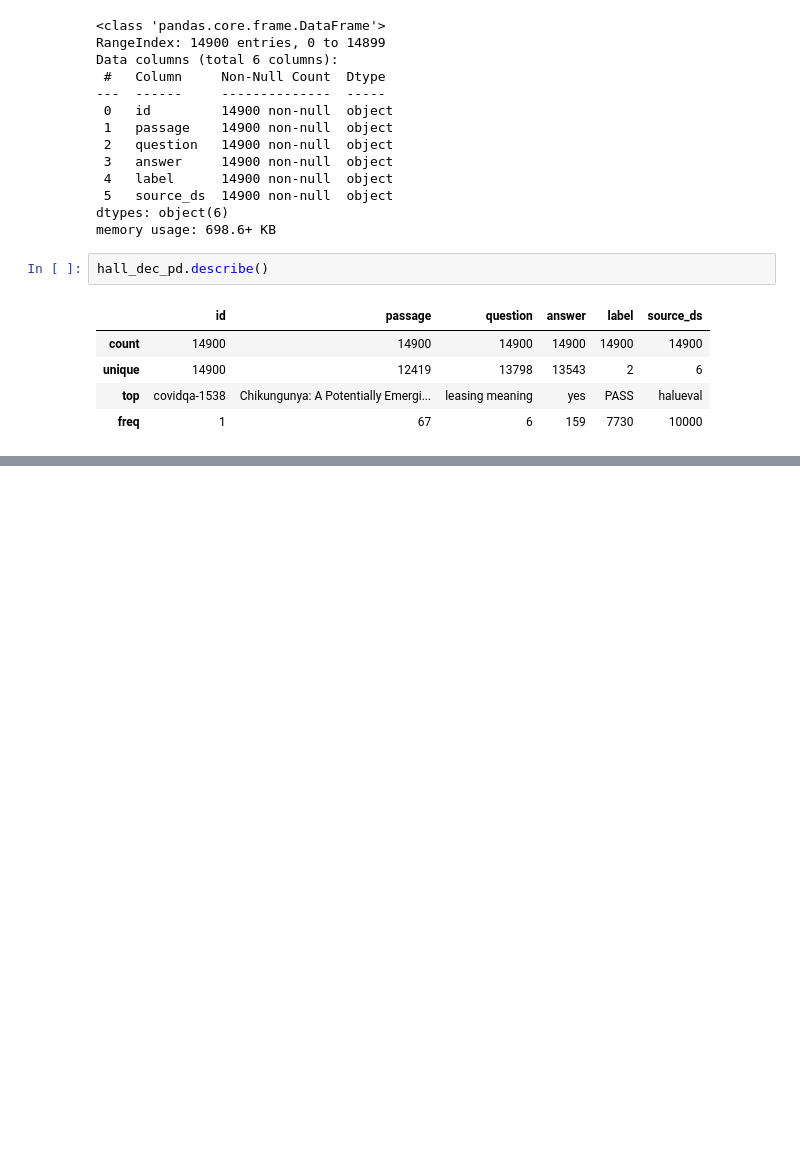
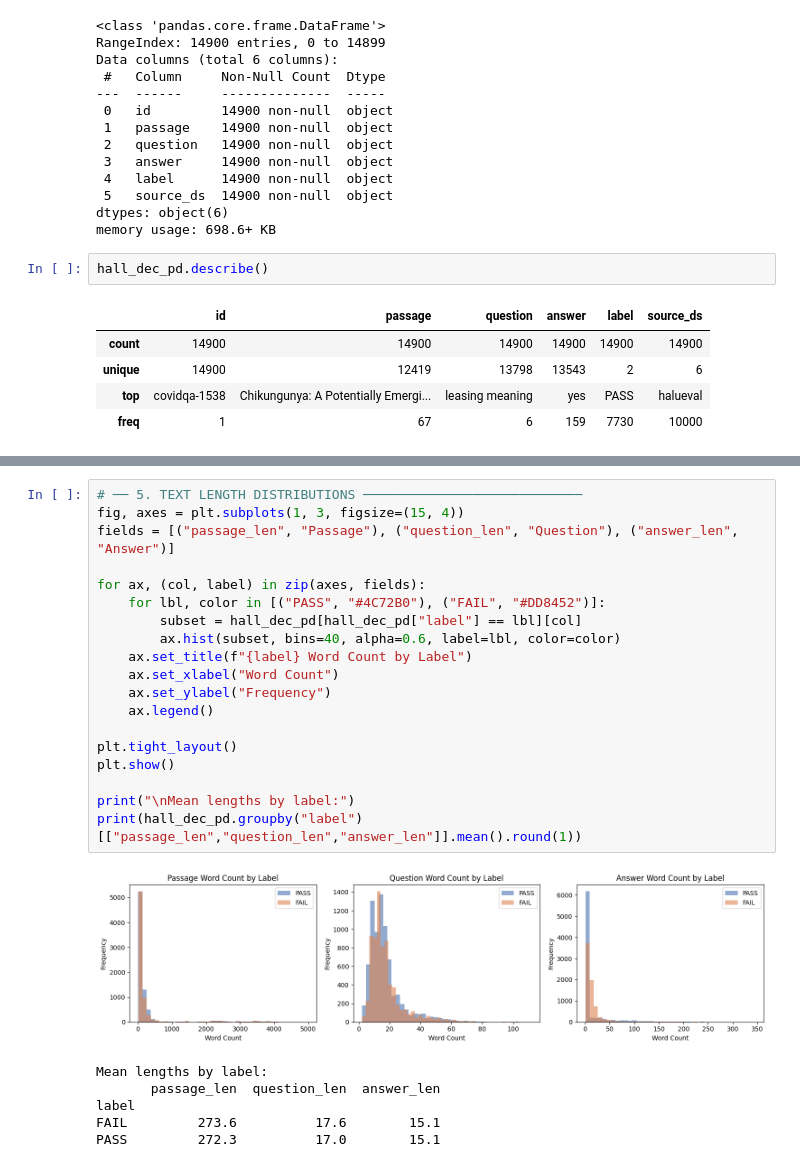
Before and after one commit to lexinejazly-asuncion/Hallucination_Detection, a Jupyter notebook: Hallucination_Detection.ipynb, the cells around one changed output, grey strips where cells are left out. Drawn from its saved outputs; the diff is of its cells as text; blank space fills up the shorter version.

```diff
--- a/Hallucination_Detection.ipynb
+++ b/Hallucination_Detection.ipynb
@@ -39,0 +107,26 @@ hall_dec_pd.describe()
+# %%
+# ── 5. TEXT LENGTH DISTRIBUTIONS ────────────────────────────
+fig, axes = plt.subplots(1, 3, figsize=(15, 4))
+fields = [("passage_len", "Passage"), ("question_len", "Question"), ("answer_len", "Answer")]
+
+for ax, (col, label) in zip(axes, fields):
+    for lbl, color in [("PASS", "#4C72B0"), ("FAIL", "#DD8452")]:
+        subset = hall_dec_pd[hall_dec_pd["label"] == lbl][col]
+        ax.hist(subset, bins=40, alpha=0.6, label=lbl, color=color)
+    ax.set_title(f"{label} Word Count by Label")
+    ax.set_xlabel("Word Count")
+    ax.set_ylabel("Frequency")
+    ax.legend()
+
+plt.tight_layout()
+plt.show()
+
+print("\nMean lengths by label:")
+print(hall_dec_pd.groupby("label")[["passage_len","question_len","answer_len"]].mean().round(1))
+# %% [output]
+[figure, added]
+Mean lengths by label:
+       passage_len  question_len  answer_len
+label
+FAIL         273.6          17.6        15.1
+PASS         272.3          17.0        15.1
```
Also changed, not shown: parts of 7 cells of this notebook.
